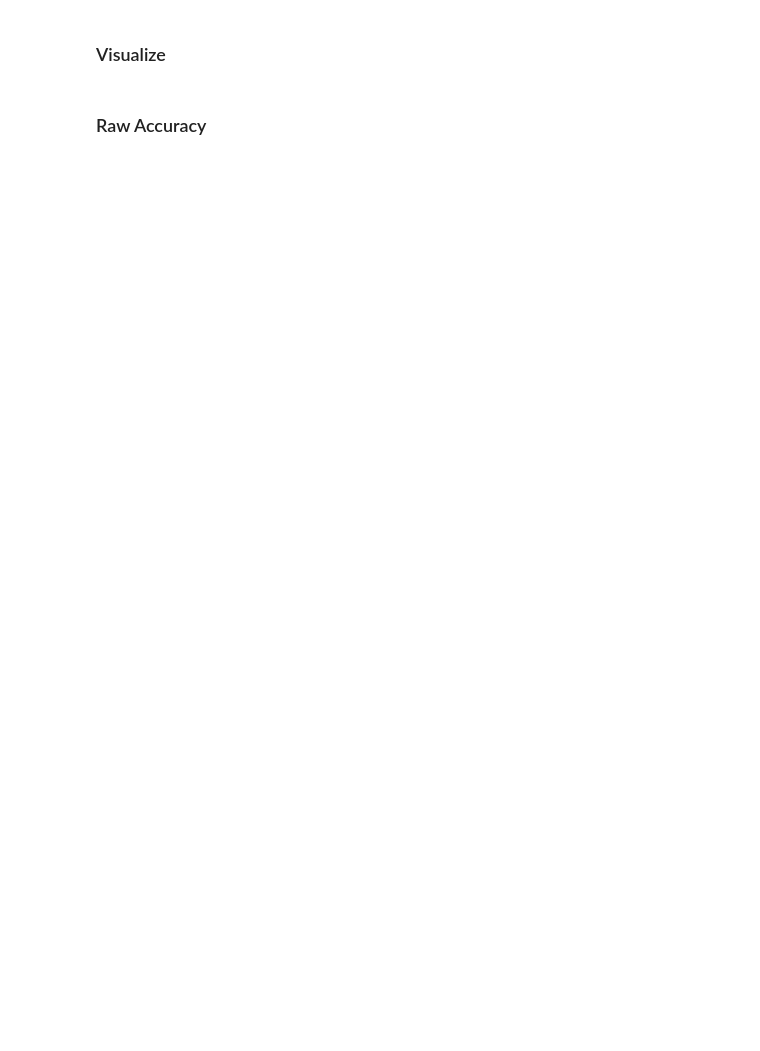
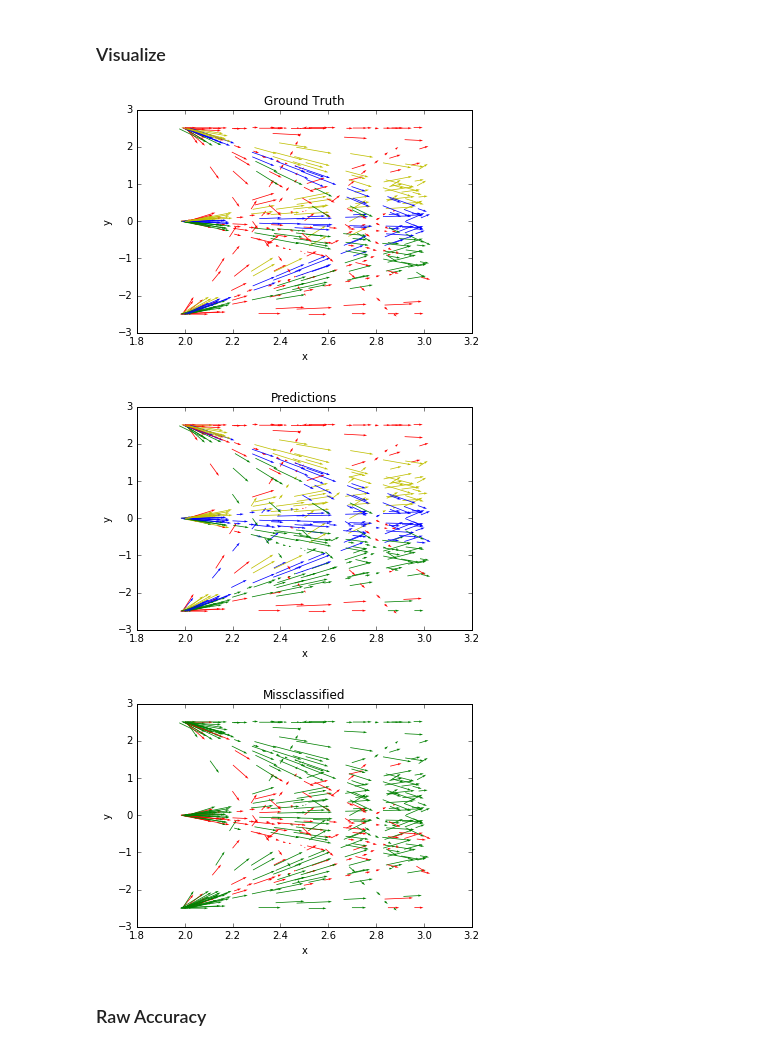
Before and after one commit to ebanner/cs393r_project, a Jupyter notebook: experiments/2d/many-many/short/position+velocity/Recurrent Neural Network.ipynb, the cells around one changed output. Drawn from its saved outputs; the diff is of its cells as text; code cells hidden in the pictures; blank space fills up the shorter version.

```diff
--- a/experiments/2d/many-many/short/position+velocity/Recurrent Neural Network.ipynb
+++ b/experiments/2d/many-many/short/position+velocity/Recurrent Neural Network.ipynb
@@ -43,16 +43,15 @@ axes.quiver(df['x0'], df['y0'], df['dx0'], df['dy0'], color=colormap[labels], sc
 # %%
 from rnn.model import RecurrentNeuralNetwork
 
-rnn_pv = RecurrentNeuralNetwork(X, Y, H=NUM_HIDDEN, C=NUM_CLASSES, rollout=ROLLOUT, learning_rate=LEARNING_RATE, regularizer=REGULARIZER, gradient_checking=False, inspect=True)
+rnn = RecurrentNeuralNetwork(X, Y, H=NUM_HIDDEN, C=NUM_CLASSES, rollout=ROLLOUT, learning_rate=LEARNING_RATE, regularizer=REGULARIZER, gradient_checking=False, inspect=True)
 
 def states(iters):
     for i in range(iters):
         if not i % 1000:
             print('{}%...'.format((i/NUM_ITERS)*100, end=''))
-            %store rnn_pv
 
-        rnn_pv.learn()
-        yield rnn_pv.info
+        rnn.learn()
+        yield rnn.info
 
 states = list(states(NUM_ITERS))
 # %% [output]
@@ -90,31 +90,35 @@ TypeError: 'function' object is not iterable
 # %%
 from ipywidgets import interact, fixed
 
 @interact(X=fixed(X), Y=fixed(Y), view_index=(0, len(states)-1), states=fixed(states))
 def plot(X, Y, view_index, states):
     """View decision boundary over time
 
     We have the state of the model (i.e. its parameters) after every time step.
     We want to see how the model learns over time. Hence create a one-off instance
     of a softmax with its old parameters and ask it to make a bunch of predictions!
     """
     s = states[view_index]
     rnn = RecurrentNeuralNetwork(X, Y, H=NUM_HIDDEN, C=NUM_CLASSES, Whh=s.Whh, bhh=s.bhh, Wxh=s.Wxh, bxh=s.bxh, Ws=s.Ws, bs=s.bs)
 
     # Plot the gold standard in a plot right next to it
-    axes = df.plot(kind='scatter', x='x0', y='y0', c=colormap[df['label']], title='Ground Truth', s=0)
-    axes.quiver(df['x0'], df['y0'], df['dx0'], df['dy0'], color=colormap[df['label']], scale_units='xy', angles='xy', scale=2.5, width=.0022)
+    axes = df.plot(kind='scatter', x='x', y='y', c=colormap[df['label']], title='Ground Truth', s=0)
+    axes.quiver(df['x'], df['y'], df['dx'], df['dy'], color=colormap[df['label']], scale_units='xy', angles='xy', scale=2.5, width=.0022)
 
     # Predictions
     scores, predictions = rnn.predict(X)
     df['predictions'] = predictions
-    axes = df.plot(kind='scatter', x='x0', y='y0', c=colormap[df['predictions']], title='Predictions', s=0)
-    axes.quiver(df['x0'], df['y0'], df['dx0'], df['dy0'], color=colormap[df['predictions']], scale_units='xy', angles='xy', scale=2.5, width=.0022)
+    axes = df.plot(kind='scatter', x='x', y='y', c=colormap[df['predictions']], title='Predictions', s=0)
+    axes.quiver(df['x'], df['y'], df['dx'], df['dy'], color=colormap[df['predictions']], scale_units='xy', angles='xy', scale=2.5, width=.0022)
 
     # Misclassified examples
     df['correct'] = df['label'] == df['predictions']
-    axes = df.plot(kind='scatter', x='x0', y='y0', c=colormap[df['correct']], title='Missclassified', s=0)
-    axes.quiver(df['x0'], df['y0'], df['dx0'], df['dy0'], color=colormap[df['correct']], scale_units='xy', angles='xy', scale=2.5, width=.0022)
+    axes = df.plot(kind='scatter', x='x', y='y', c=colormap[df['correct']], title='Missclassified', s=0)
+    axes.quiver(df['x'], df['y'], df['dx'], df['dy'], color=colormap[df['correct']], scale_units='xy', angles='xy', scale=2.5, width=.0022)
+# %% [output]
+[figure, added]
+[figure, added]
+[figure, added]
 # %% [markdown]
 ### Raw Accuracy
 # %%
```
Also changed, not shown: parts of 11 cells of this notebook, 4 other files.
